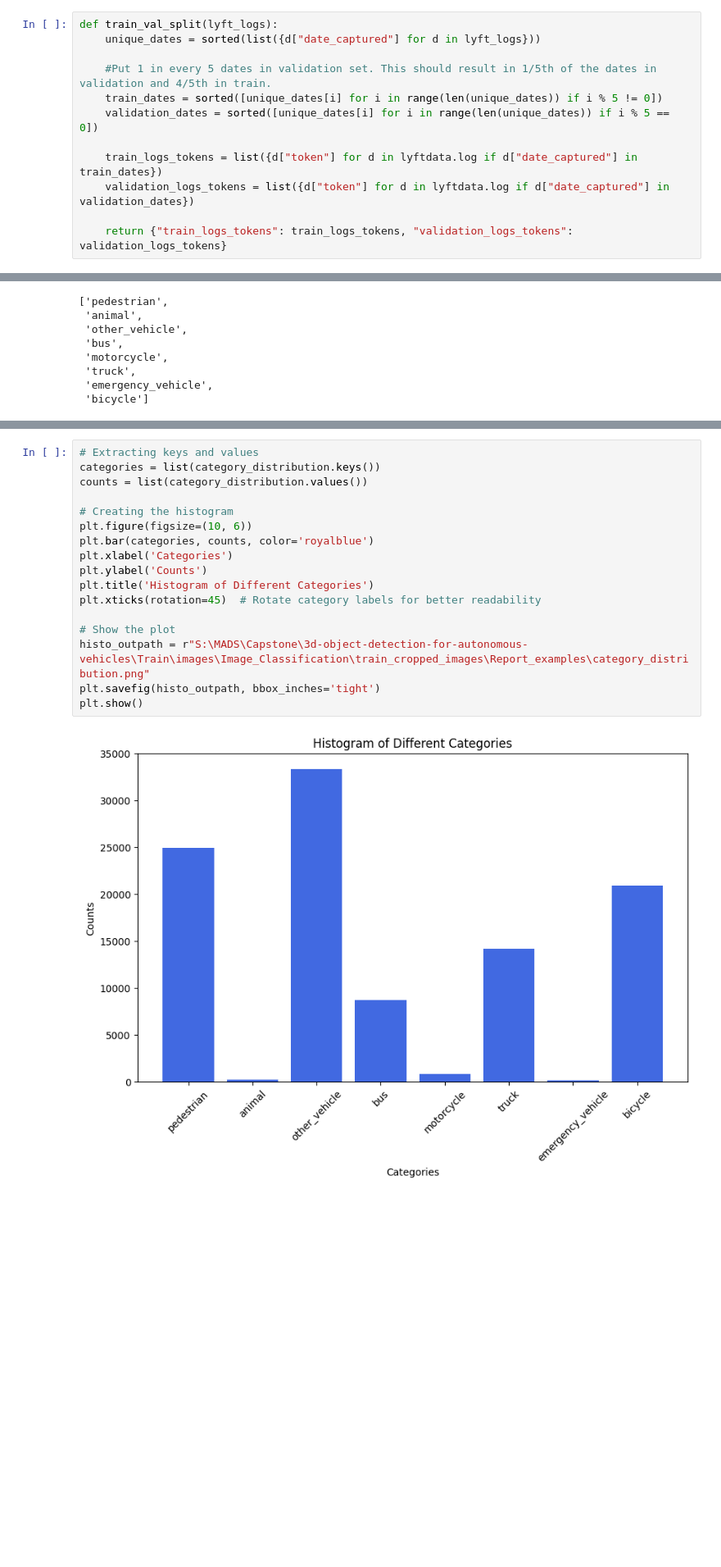
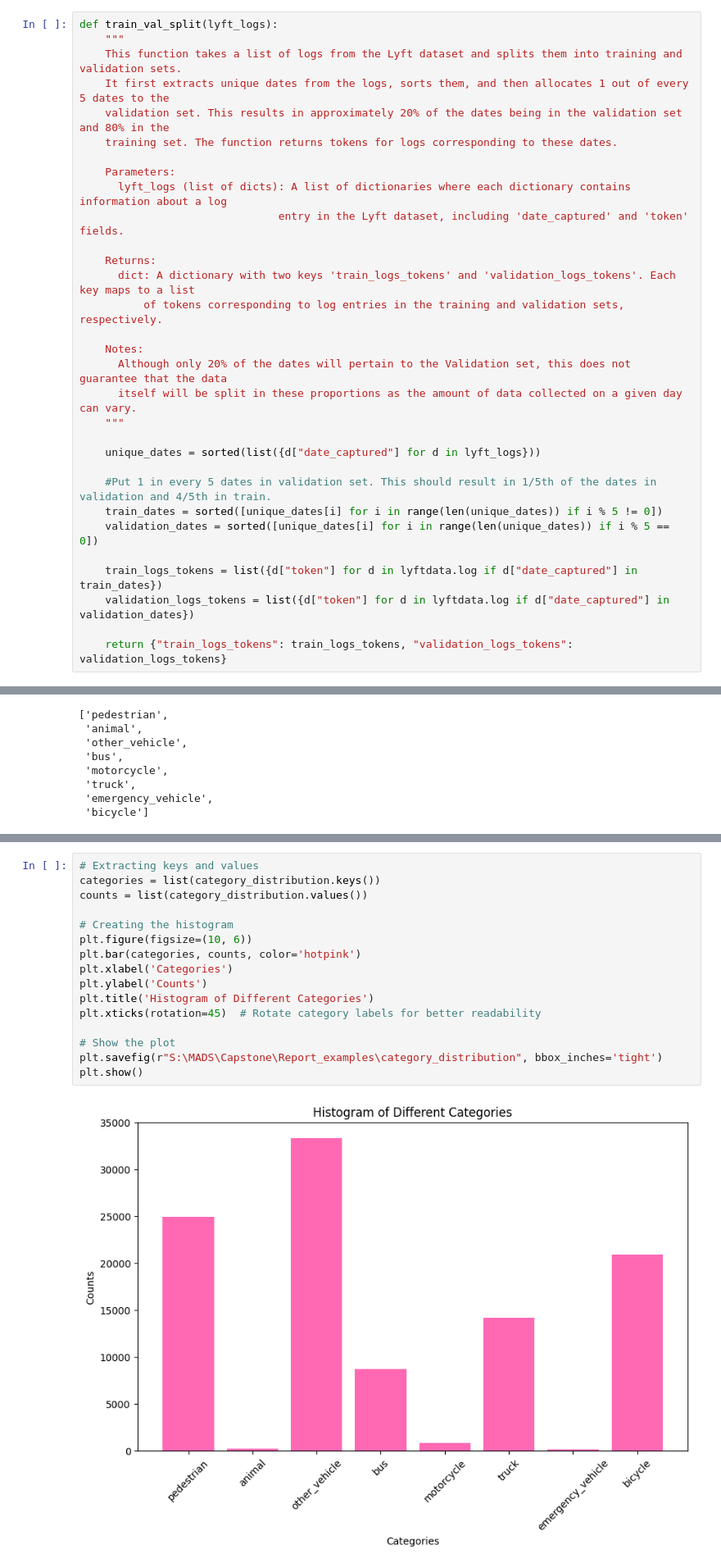
Before and after one commit to Stern04/MADS_Capstone, a Jupyter notebook: Notebooks/lyft_preprocessing.ipynb, the cells around one changed output, grey strips where cells are left out. Shown at 82% size. Cells and saved outputs as stored; diff of their text form; blank space fills up the shorter version.

```diff
--- a/Notebooks/lyft_preprocessing.ipynb
+++ b/Notebooks/lyft_preprocessing.ipynb
@@ -49,6 +49,25 @@ Done reverse indexing in 2.6 seconds.
 #### train_val_split
 # %%
 def train_val_split(lyft_logs):
+    """
+    This function takes a list of logs from the Lyft dataset and splits them into training and validation sets.
+    It first extracts unique dates from the logs, sorts them, and then allocates 1 out of every 5 dates to the
+    validation set. This results in approximately 20% of the dates being in the validation set and 80% in the
+    training set. The function returns tokens for logs corresponding to these dates.
+
+    Parameters:
+      lyft_logs (list of dicts): A list of dictionaries where each dictionary contains information about a log
+                               entry in the Lyft dataset, including 'date_captured' and 'token' fields.
+
+    Returns:
+      dict: A dictionary with two keys 'train_logs_tokens' and 'validation_logs_tokens'. Each key maps to a list
+          of tokens corresponding to log entries in the training and validation sets, respectively.
+
+    Notes:
+      Although only 20% of the dates will pertain to the Validation set, this does not guarantee that the data
+      itself will be split in these proportions as the amount of data collected on a given day can vary.
+    """
+
     unique_dates = sorted(list({d["date_captured"] for d in lyft_logs}))
 
     #Put 1 in every 5 dates in validation set. This should result in 1/5th of the dates in validation and 4/5th in train.
@@ -807,19 +794,18 @@ for d in lyftdata.sample_annotation:
 # %%
 # Extracting keys and values
 categories = list(category_distribution.keys())
 counts = list(category_distribution.values())
 
 # Creating the histogram
 plt.figure(figsize=(10, 6))
-plt.bar(categories, counts, color='royalblue')
+plt.bar(categories, counts, color='hotpink')
 plt.xlabel('Categories')
 plt.ylabel('Counts')
 plt.title('Histogram of Different Categories')
 plt.xticks(rotation=45)  # Rotate category labels for better readability
 
 # Show the plot
-histo_outpath = r"S:\MADS\Capstone\3d-object-detection-for-autonomous-vehicles\Train\images\Image_Classification\train_cropped_images\Report_examples\category_distribution.png"
-plt.savefig(histo_outpath, bbox_inches='tight')
+plt.savefig(r"S:\MADS\Capstone\Report_examples\category_distribution", bbox_inches='tight')
 plt.show()
 # %% [output]
-[figure, old version]
+[figure, new version]
```
Also changed, not shown: parts of 15 cells of this notebook, 1 other file.
